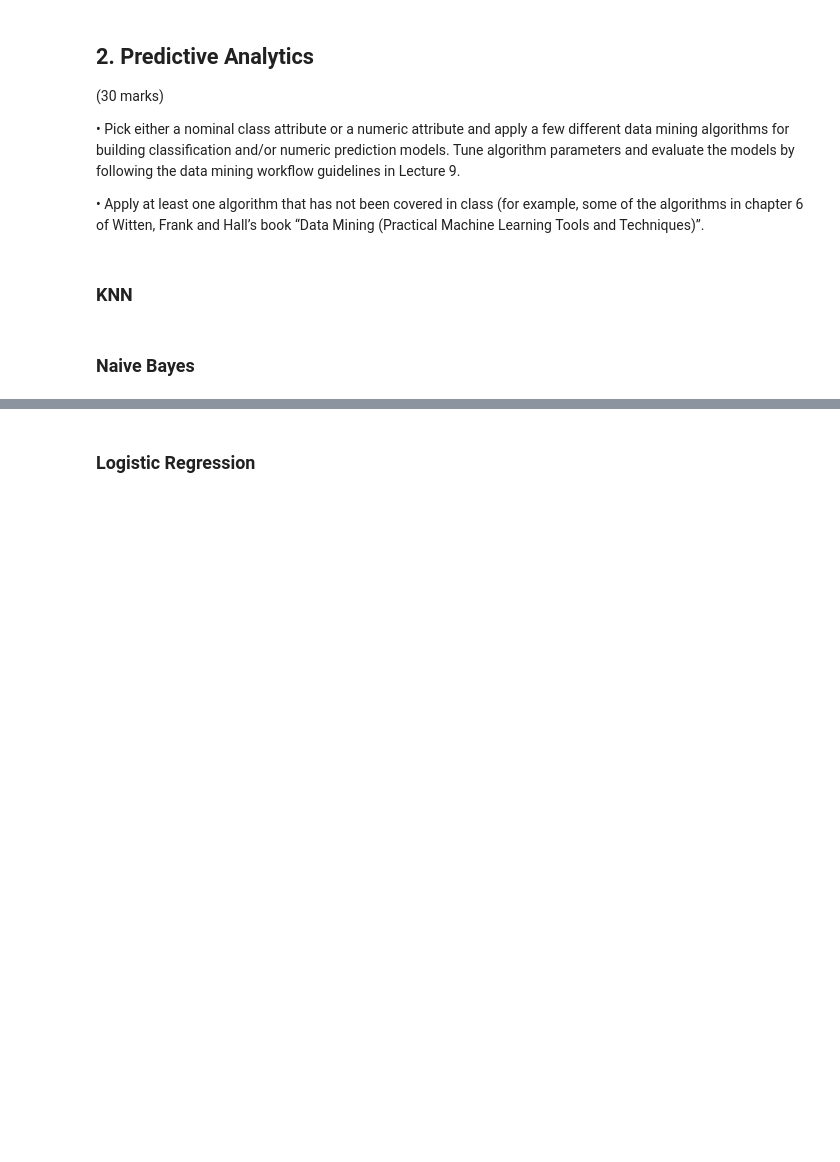
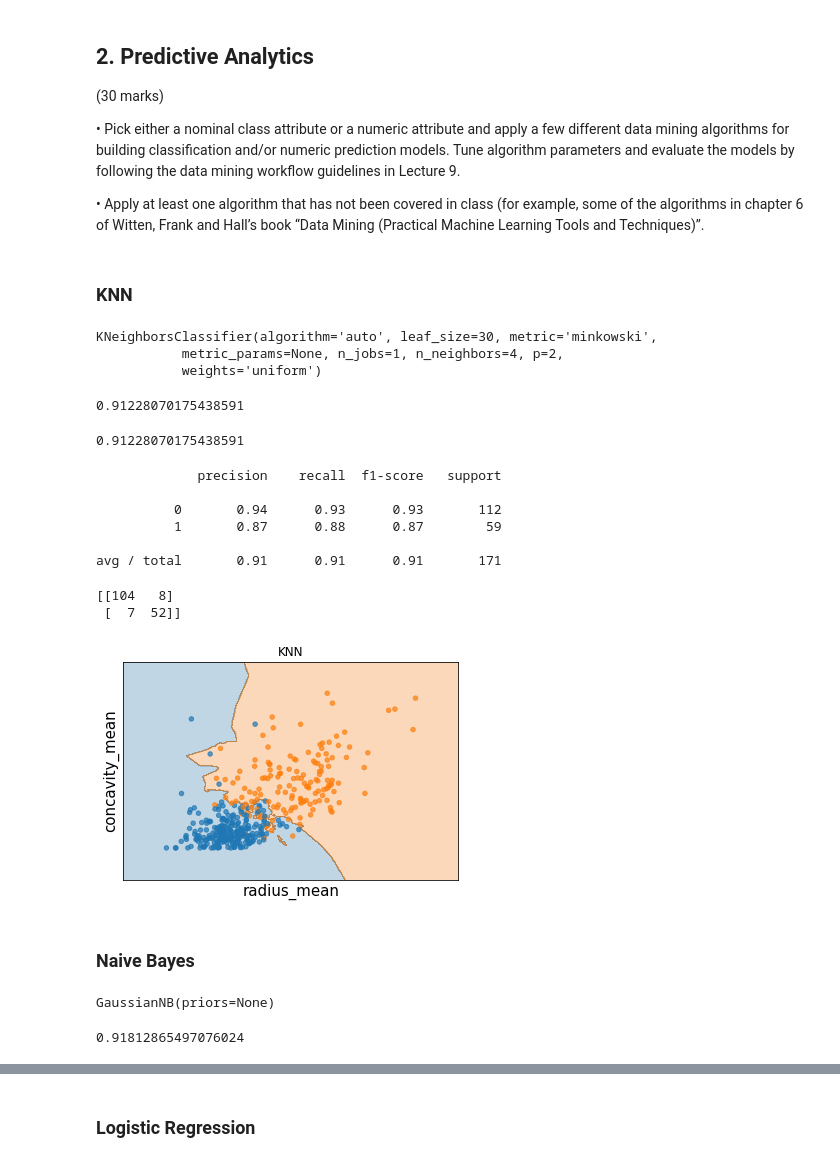
Before and after one commit to JonneyLloyd/data_mining, a Jupyter notebook: notebook.ipynb, the cells around one changed output, grey strips where cells are left out. Drawn from its saved outputs; the diff is of its cells as text; code cells hidden in the pictures; blank space fills up the shorter version.

Commit message:
Added automated feature selection. Added algorithms to section 2, just need to tune.

```diff
--- a/notebook.ipynb
+++ b/notebook.ipynb
@@ -216,0 +288,10 @@ Techniques)”.
+# %%
+X = standardized_X_train[['radius_mean', 'concavity_mean']].values
+y = y_train.values
+# %%
+clf = neighbors.KNeighborsClassifier(n_neighbors=4)
+clf.fit(X, y)
+# %% [output]
+KNeighborsClassifier(algorithm='auto', leaf_size=30, metric='minkowski',
+           metric_params=None, n_jobs=1, n_neighbors=4, p=2,
+           weights='uniform')
@@ -216,0 +300,29 @@ Techniques)”.
+# %%
+(y_pred == y_test).sum() / len(y_pred)
+# %% [output]
+0.91228070175438591
+# %%
+# Accuracy Score
+clf.score(X, y)
+from sklearn.metrics import accuracy_score
+accuracy_score(y_test, y_pred)
+# %% [output]
+0.91228070175438591
+# %%
+# Classification Report
+from sklearn.metrics import classification_report
+print(classification_report(y_test, y_pred))
+# %% [output]
+             precision    recall  f1-score   support
+
+          0       0.94      0.93      0.93       112
+          1       0.87      0.88      0.87        59
+
+avg / total       0.91      0.91      0.91       171
+# %%
+# Confusion Matrix
+from sklearn.metrics import confusion_matrix
+print(confusion_matrix(y_test, y_pred))
+# %% [output]
+[[104   8]
+ [  7  52]]
@@ -217,2 +331,11 @@ Techniques)”.
+# %%
+fig = plt.plot(figsize=(10,5))
+ax = plt.gca()
+X0, X1 = X[:, 0], X[:, 1]
+plot_classifier(clf, ax, X0, X1, y, title='KNN', xlabel='radius_mean', ylabel='concavity_mean')
+
+plt.show()
+# %% [output]
+[figure, added]
 # %% [markdown]
 ### Naive Bayes
@@ -218,0 +347,5 @@ Techniques)”.
+# %%
+clf = GaussianNB()
+clf.fit(X, y)
+# %% [output]
+GaussianNB(priors=None)
@@ -218,0 +354,4 @@ Techniques)”.
+# %%
+(y_pred == y_test).sum() / len(y_pred)
+# %% [output]
+0.91812865497076024
```
Also changed, not shown: parts of 36 cells of this notebook.
